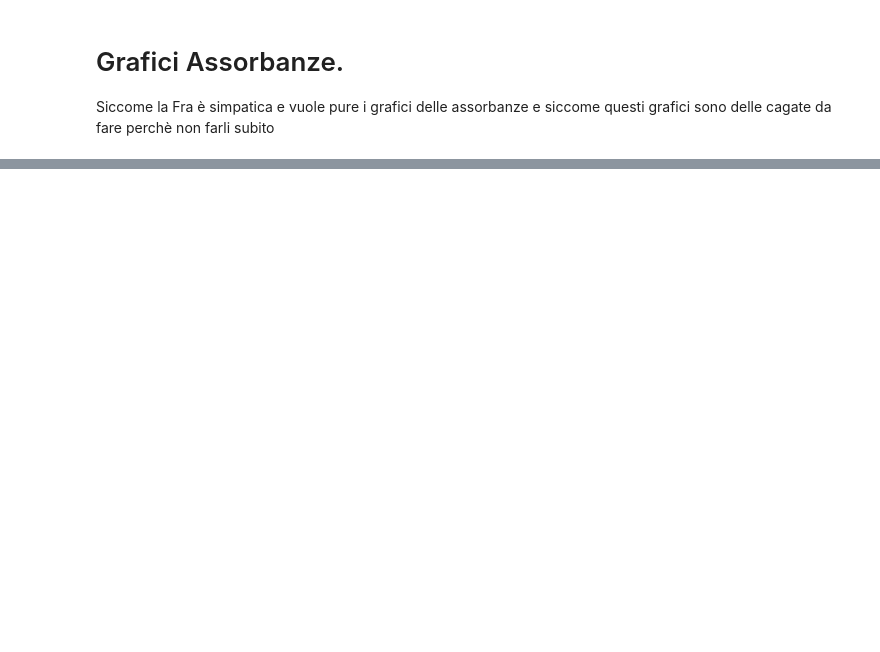
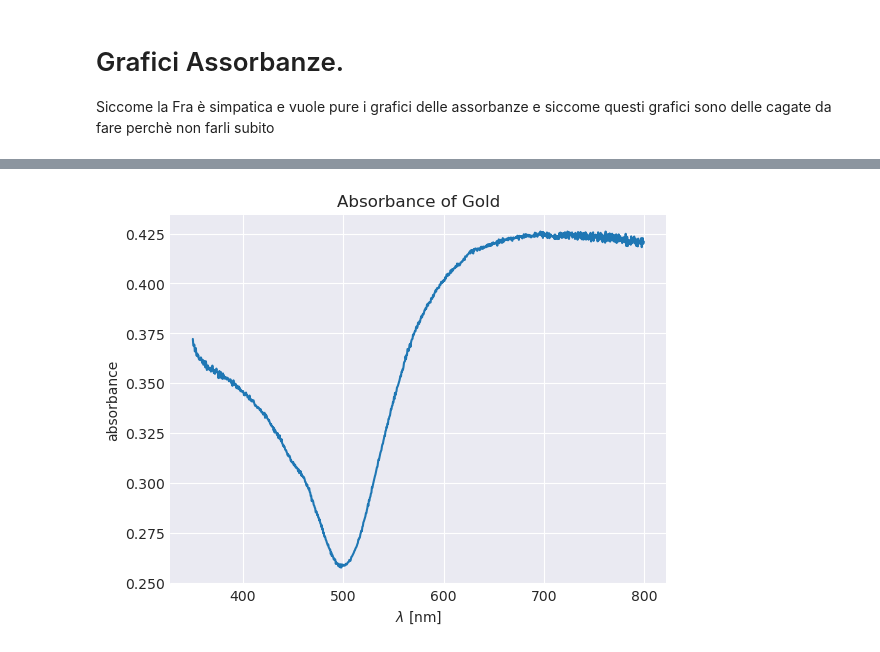
Before and after one commit to RandDouble/lab_mat, a Jupyter notebook: absorbance_graph.ipynb, the cells around one changed output, grey strips where cells are left out. Cells and saved outputs as stored; diff of their text form; code cells hidden in the pictures; blank space fills up the shorter version.

```diff
--- a/absorbance_graph.ipynb
+++ b/absorbance_graph.ipynb
@@ -46,0 +56,6 @@ Text(0, 0.5, 'absorbance')
+# %%
+data_4 = pd.read_csv("./data/31-05_spettrofotometro/ELAB/Oro4_Vetro_1.csv")
+data_4["absorbance"] = absorbance_from_transmittance(data_4["polished"])
+graph(data_4)
+# %% [output]
+[figure, added]
```
Also changed, not shown: parts of 19 cells of this notebook.
